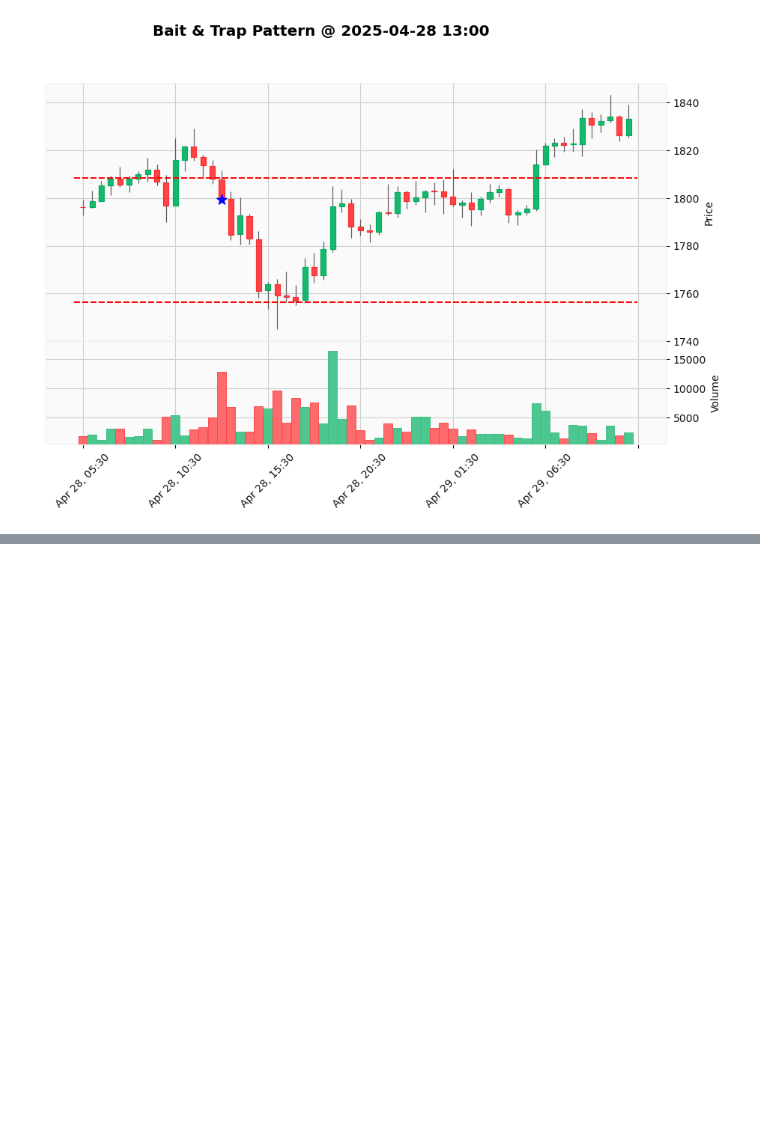
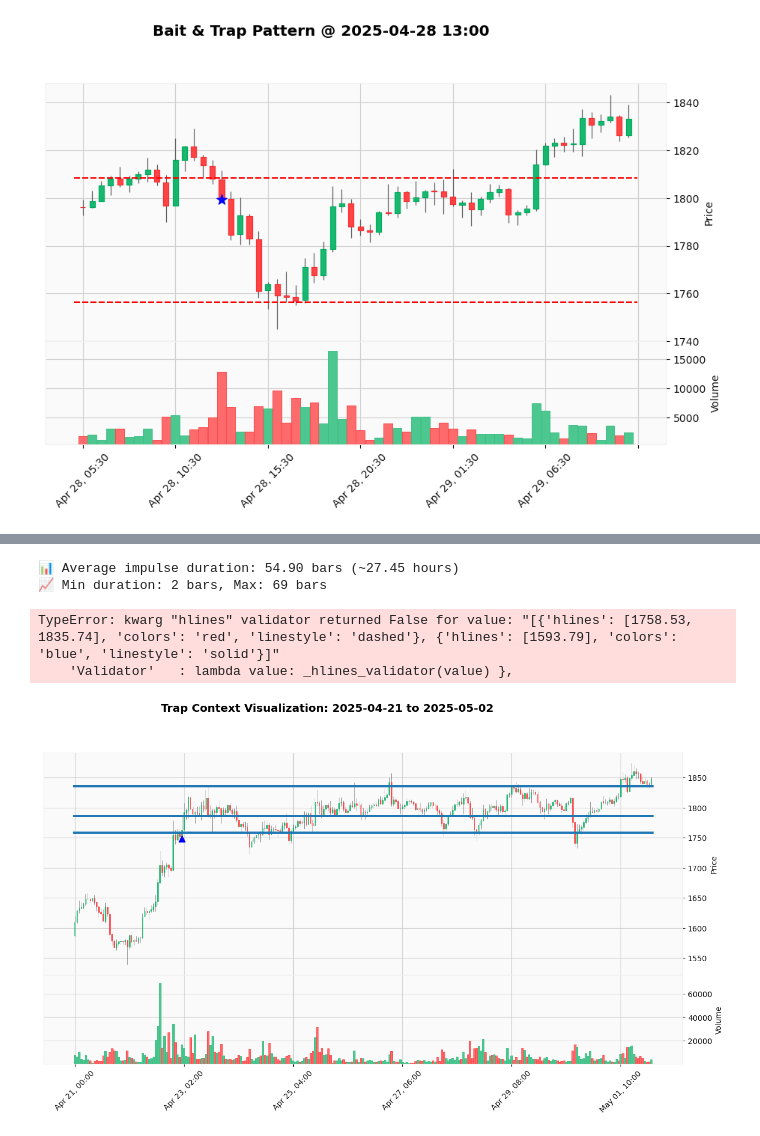
Before and after one commit to SarthakThakur0097/Crypto-analysis, a Jupyter notebook: main.ipynb, the cells around one changed output, grey strips where cells are left out. Cells and saved outputs as stored; diff of their text form; code cells hidden in the pictures; blank space fills up the shorter version.

Commit message:
v1 of visualization done

```diff
--- a/main.ipynb
+++ b/main.ipynb
@@ -2382,0 +2401,19 @@ Index: []
+# %%
+from datetime import timedelta
+
+durations = []
+
+for imp in impulses:
+    start = imp['start_idx']
+    end = imp['end_idx']
+    duration_bars = (df.index.get_loc(end) - df.index.get_loc(start))
+    durations.append(duration_bars)
+
+avg_bars = np.mean(durations)
+avg_hours = avg_bars * 0.5  # since each bar is 30 minutes
+
+print(f"📊 Average impulse duration: {avg_bars:.2f} bars (~{avg_hours:.2f} hours)")
+print(f"📈 Min duration: {min(durations)} bars, Max: {max(durations)} bars")
+# %% [output]
+📊 Average impulse duration: 54.90 bars (~27.45 hours)
+📈 Min duration: 2 bars, Max: 69 bars
@@ -2382,0 +2426,44 @@ Index: []
+# %%
+# Reuse previously cached results
+visualize_trap_context(df, ranges, "2025-04-21", "2025-05-02")
+# %% [output]
+TypeError: kwarg "hlines" validator returned False for value: "[{'hlines': [1758.53, 1835.74], 'colors': 'red', 'linestyle': 'dashed'}, {'hlines': [1593.79], 'colors': 'blue', 'linestyle': 'solid'}]"
+    'Validator'   : lambda value: _hlines_validator(value) },
+# %%
+from modules.trap_pattern_detector import TrapPatternConfig, detect_impulses, detect_consolidations, visualize_trap_context
+import pickle
+# 1. Slice your original DataFrame to only this window
+start_date = "2025-04-21"
+end_date = "2025-05-02"
+df_slice = df.loc[start_date:end_date].copy()
+
+# 2. Initialize your config
+config = TrapPatternConfig(
+    impulse_min_gain_pct=7.0,      # use whatever you previously set
+    impulse_max_duration_bars=70,  # previously tested params
+)
+
+# 3. Run detection on this slice only
+impulses = detect_impulses(df_slice, config)
+ranges = detect_consolidations(df_slice, impulses, config)
+
+# Save for reuse
+with open("cache.pkl", "wb") as f:
+    pickle.dump((impulses, ranges), f)
+
+# Later, just reload
+with open("cache.pkl", "rb") as f:
+    impulses, ranges = pickle.load(f)
+# 4. Visualize results for just this slice
+# %%
+plot_df = df_slice.resample('1H').agg({
+    'open': 'first',
+    'high': 'max',
+    'low': 'min',
+    'close': 'last',
+    'volume': 'sum'
+})
+# %%
+visualize_trap_context(plot_df, ranges, start_date, end_date)
+# %% [output]
+[figure, added]
```
Also changed, not shown: parts of 5 cells of this notebook, 2 other files.
